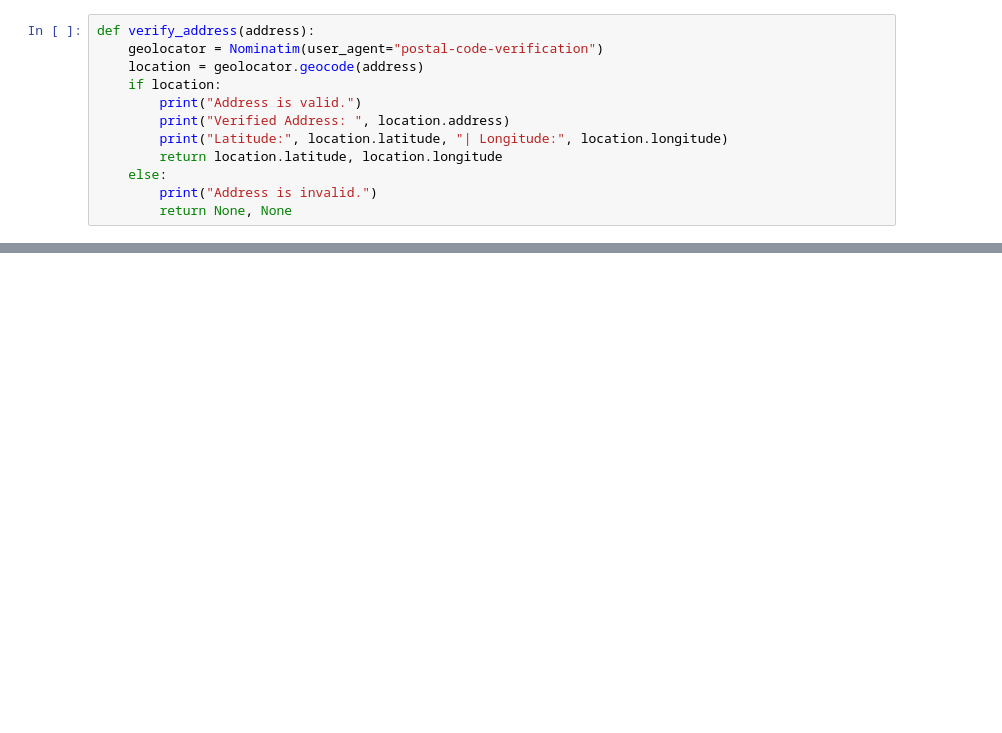
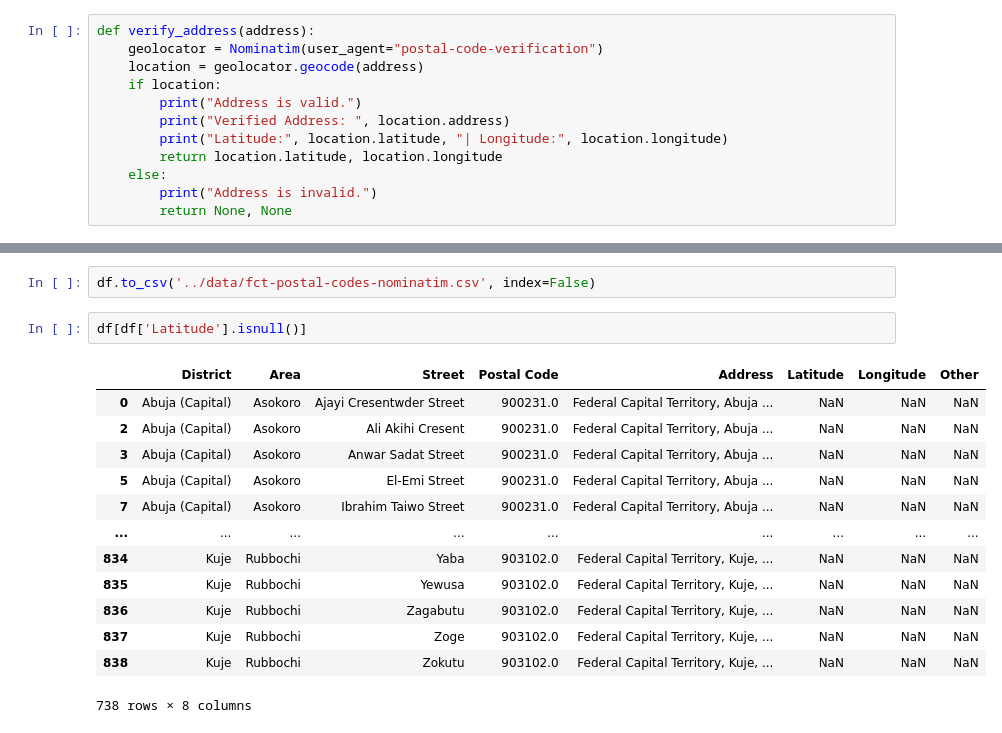
Before and after one commit to denironyx/postalcode, a Jupyter notebook: scripts/geocode_postal_code.ipynb, the cells around one changed output, grey strips where cells are left out. Cells and saved outputs as stored; diff of their text form; blank space fills up the shorter version.

Commit message:
matching coordinates with postal code

```diff
--- a/scripts/geocode_postal_code.ipynb
+++ b/scripts/geocode_postal_code.ipynb
@@ -125,0 +126,18 @@ Found coordinate for: Federal Capital Territory, Abaji, Abaji, Abuja
+# %%
+df.to_csv('../data/fct-postal-codes-nominatim.csv', index=False)
+# %%
+df[df['Latitude'].isnull()]
+# %% [output]
+|  | District | Area | Street | Postal Code | Address | Latitude | Longitude | Other |
+| 0 | Abuja (Capital) | Asokoro | Ajayi Cresentwder Street | 900231.0 | Federal Capital Territory, Abuja ... | NaN | NaN | NaN |
+| 2 | Abuja (Capital) | Asokoro | Ali Akihi Cresent | 900231.0 | Federal Capital Territory, Abuja ... | NaN | NaN | NaN |
+| 3 | Abuja (Capital) | Asokoro | Anwar Sadat Street | 900231.0 | Federal Capital Territory, Abuja ... | NaN | NaN | NaN |
+| 5 | Abuja (Capital) | Asokoro | El-Emi Street | 900231.0 | Federal Capital Territory, Abuja ... | NaN | NaN | NaN |
+| 7 | Abuja (Capital) | Asokoro | Ibrahim Taiwo Street | 900231.0 | Federal Capital Territory, Abuja ... | NaN | NaN | NaN |
+| ... | ... | ... | ... | ... | ... | ... | ... | ... |
+| 834 | Kuje | Rubbochi | Yaba | 903102.0 | Federal Capital Territory, Kuje, ... | NaN | NaN | NaN |
+| 835 | Kuje | Rubbochi | Yewusa | 903102.0 | Federal Capital Territory, Kuje, ... | NaN | NaN | NaN |
+| 836 | Kuje | Rubbochi | Zagabutu | 903102.0 | Federal Capital Territory, Kuje, ... | NaN | NaN | NaN |
+| 837 | Kuje | Rubbochi | Zoge | 903102.0 | Federal Capital Territory, Kuje, ... | NaN | NaN | NaN |
+| 838 | Kuje | Rubbochi | Zokutu | 903102.0 | Federal Capital Territory, Kuje, ... | NaN | NaN | NaN |
+738 rows × 8 columns
```
Also changed, not shown: parts of 7 cells of this notebook, 1 other file.
